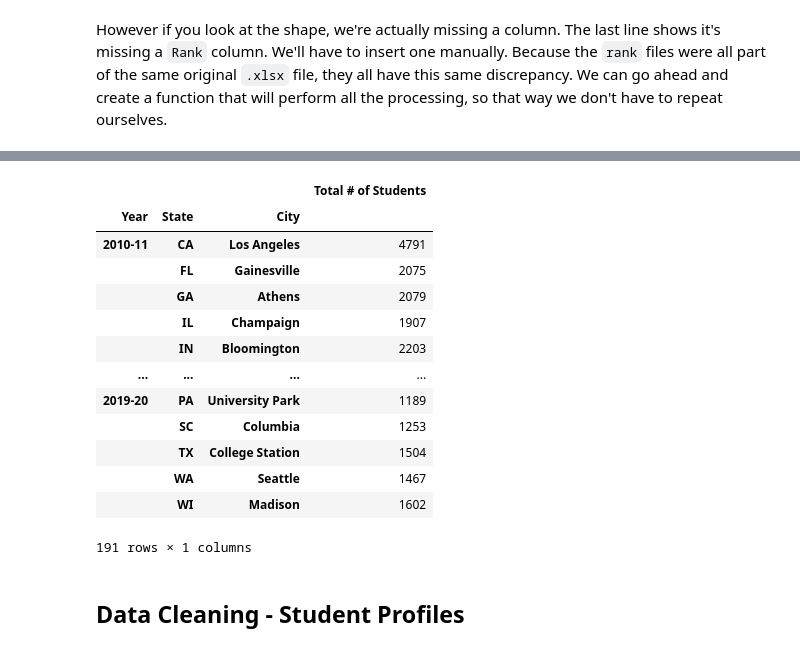
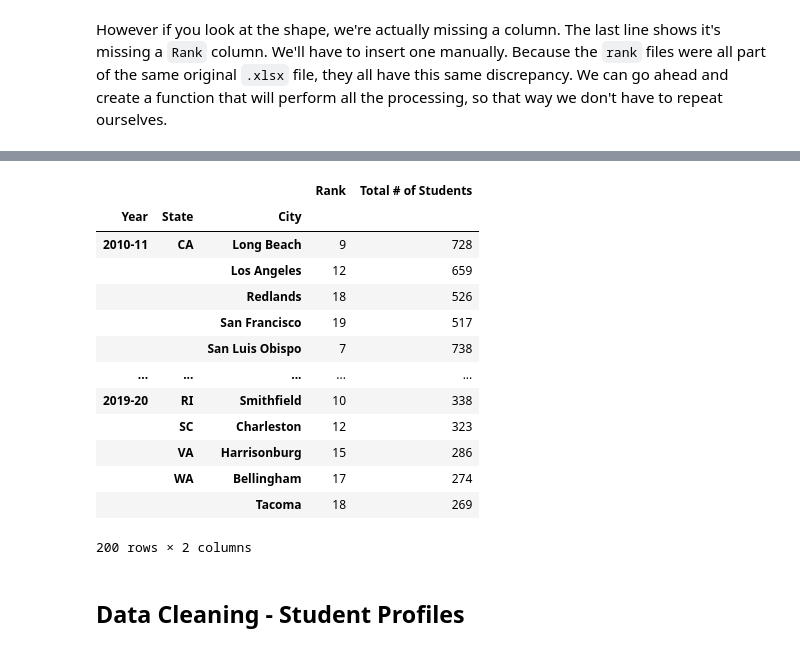
Before and after one commit to noah-kg/data-cleaning-study-abroad, a Jupyter notebook: StudyAbroad.ipynb, the cells around one changed output, grey strips where cells are left out. Cells and saved outputs as stored; diff of their text form; code cells hidden in the pictures.

```diff
--- a/StudyAbroad.ipynb
+++ b/StudyAbroad.ipynb
@@ -98,15 +98,24 @@ def missing_zero_values_table(df, name='Data'):
 
 #function to convert string numbers to numeric
 def make_num(data):
-    if type(data) == str:
-        if ',' in data:
-            data = data.replace(',','')
-        elif data == '-' or '.' in data: # NaN values in original .csvs
-            pass
-        else:
-            return data
-    data = pd.to_numeric(data, errors='coerce')
-    return data
+#     if type(data) == str:
+#         if ',' in data:
+#             data = data.replace(',','')
+#         elif data == '-': # NaN values in original .csvs
+#             pass
+
+#         else:
+#             return data
+#     elif True in [c.isdigit() for c in data]
+#     data = pd.to_numeric(data, errors='coerce')
+#     return data
+    if True in [c.isdigit() for c in data] and '-' not in data:
+        data = data.replace(',','')
+        return pd.to_numeric(data, errors='coerce')
+    elif data == '-':
+        pass
+    else:
+        return data
 
 #make year column header consistent
 def make_year(data):
@@ -114,6 +123,7 @@ def make_year(data):
 
 #heatmap hack to show missing values
 def missing_vis(df):
+    fig = plt.figure(figsize=(8,8))
     sns.heatmap(df.isnull(),
                 yticklabels=False,
                 cbar=False,
@@ -121,7 +131,7 @@ def missing_vis(df):
     plt.show()
 
 file_names = ['destinations', 'durations', 'fields_of_study', 'rank_phd',
-              'rank_master', 'rank_bachelor', 'student_profiles', 'study_abroad_totals']
+              'rank_master', 'rank_bachelor', 'student_profiles', 'credit_totals']
 
 for f in file_names:
     missing_zero_values_table(data[f], f)
@@ -363,7 +371,7 @@ Index(['Rank', 'Institutions', 'City', 'State', 'Total Study Abroad Students',
 # %% [markdown]
 However if you look at the shape, we're actually missing a column. The last line shows it's missing a `Rank` column. We'll have to insert one manually. Because the `rank` files were all part of the same original `.xlsx` file, they all have this same discrepancy. We can go ahead and create a function that will perform all the processing, so that way we don't have to repeat ourselves.
 # %%
-def process_rank(df):
+def process_file(df):
     df = (
         df.dropna(axis=1) #removes Unnamed columns mentioned above
         .rename(columns=df.iloc[0]) #new columns headers
@@ -389,7 +397,8 @@ def process_rank(df):
         new_df = pd.concat([new_df, year_dict[y]])
 
     cols = {'Institutions': 'Institution',
-            'Total Study Abroad Students': 'Total # of Students'}
+            'Total Study Abroad Students': 'Total # of Students',
+            'Study Abroad Students': 'Total # of Students'}
 
     new_df.rename(columns=cols, inplace=True)
 
@@ -397,6 +406,6 @@ def process_rank(df):
     new_df = new_df.applymap(make_num)
     return new_df
 # %%
-phd = process_rank(data['rank_phd'])
-master = process_rank(data['rank_master'])
-bachelor = process_rank(data['rank_bachelor'])
+phd = process_file(data['rank_phd'])
+master = process_file(data['rank_master'])
+bachelor = process_file(data['rank_bachelor'])
@@ -423,21 +442,21 @@ students_per_year
 # %%
-students_by_citystate = phd.groupby(['Year', 'State', 'City']).agg(sum)
-students_by_citystate
+master_students_by_citystate = master.groupby(['Year', 'State', 'City']).agg(sum)
+master_students_by_citystate
 # %% [output]
-|  |  |  | Total # of Students |
-| Year | State | City |  |
-| 2010-11 | CA | Los Angeles | 4791 |
-|  | FL | Gainesville | 2075 |
-|  | GA | Athens | 2079 |
-|  | IL | Champaign | 1907 |
-|  | IN | Bloomington | 2203 |
-| ... | ... | ... | ... |
-| 2019-20 | PA | University Park | 1189 |
-|  | SC | Columbia | 1253 |
-|  | TX | College Station | 1504 |
-|  | WA | Seattle | 1467 |
-|  | WI | Madison | 1602 |
+|  |  |  | Rank | Total # of Students |
+| Year | State | City |  |  |
+| 2010-11 | CA | Long Beach | 9 | 728 |
+|  |  | Los Angeles | 12 | 659 |
+|  |  | Redlands | 18 | 526 |
+|  |  | San Francisco | 19 | 517 |
+|  |  | San Luis Obispo | 7 | 738 |
+| ... | ... | ... | ... | ... |
+| 2019-20 | RI | Smithfield | 10 | 338 |
+|  | SC | Charleston | 12 | 323 |
+|  | VA | Harrisonburg | 15 | 286 |
+|  | WA | Bellingham | 17 | 274 |
+|  |  | Tacoma | 18 | 269 |
-191 rows × 1 columns
+200 rows × 2 columns
 # %% [markdown]
 ## Data Cleaning - Student Profiles
 # %%
```
Also changed, not shown: parts of 27 cells of this notebook, 1 other file.
